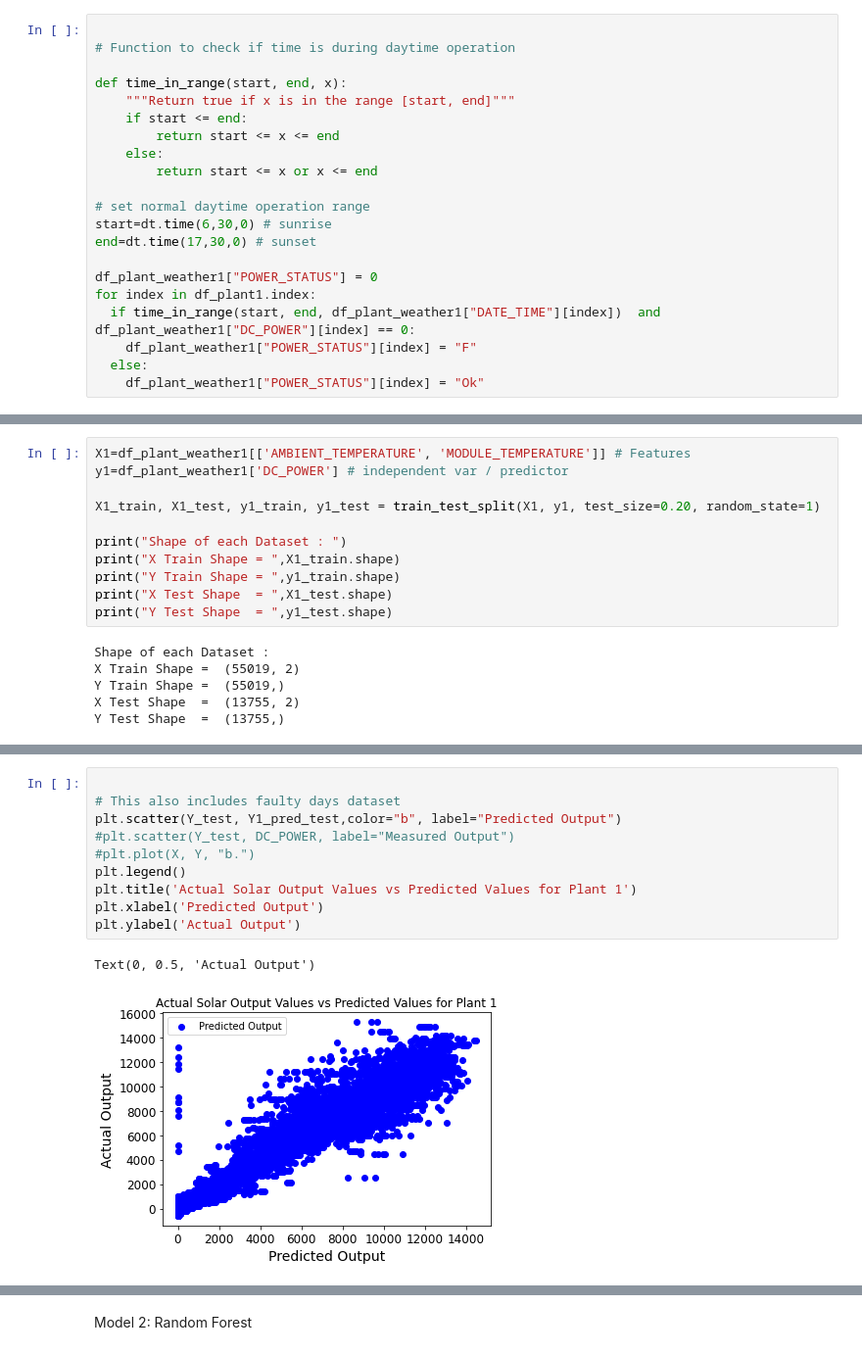
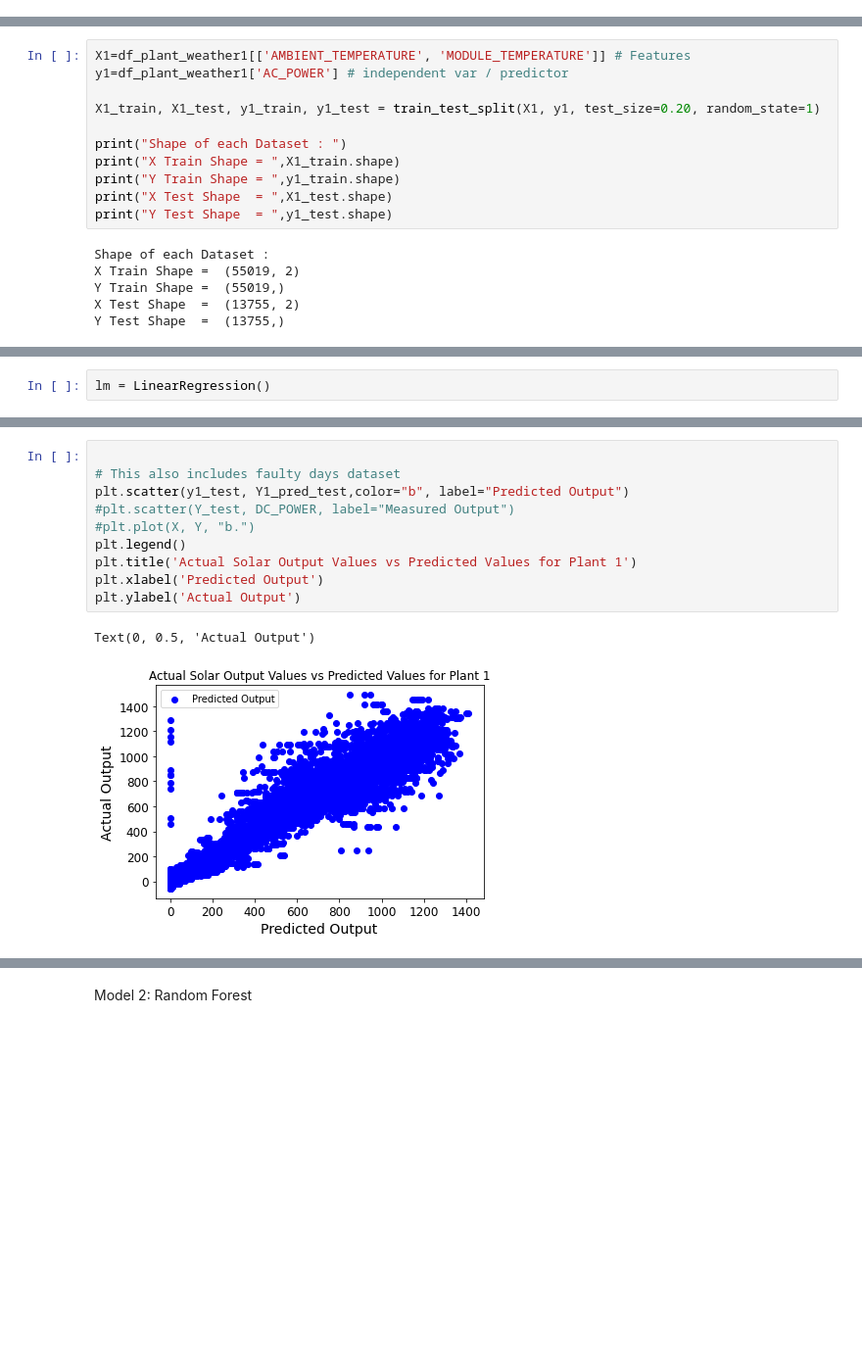
Before and after one commit to YohannesDK/DAT540_Group_11, a Jupyter notebook: sus notebook.ipynb, the cells around one changed output, grey strips where cells are left out. Shown at 98% size. Cells and saved outputs as stored; diff of their text form; blank space fills up the shorter version.

```diff
--- a/sus notebook.ipynb
+++ b/sus notebook.ipynb
@@ -341,21 +375,0 @@ ValueError: tab20 is not a valid palette name
-# %%
-
-# Function to check if time is during daytime operation
-
-def time_in_range(start, end, x):
-    """Return true if x is in the range [start, end]"""
-    if start <= end:
-        return start <= x <= end
-    else:
-        return start <= x or x <= end
-
-# set normal daytime operation range
-start=dt.time(6,30,0) # sunrise
-end=dt.time(17,30,0) # sunset
-
-df_plant_weather1["POWER_STATUS"] = 0
-for index in df_plant1.index:
-  if time_in_range(start, end, df_plant_weather1["DATE_TIME"][index])  and df_plant_weather1["DC_POWER"][index] == 0:
-    df_plant_weather1["POWER_STATUS"][index] = "F"
-  else:
-    df_plant_weather1["POWER_STATUS"][index] = "Ok"
@@ -395,6 +413,6 @@ df4h = make_sample(df_plant_weather1, 240)
 # %%
 X1=df_plant_weather1[['AMBIENT_TEMPERATURE', 'MODULE_TEMPERATURE']] # Features
-y1=df_plant_weather1['DC_POWER'] # independent var / predictor
+y1=df_plant_weather1['AC_POWER'] # independent var / predictor
 
 X1_train, X1_test, y1_train, y1_test = train_test_split(X1, y1, test_size=0.20, random_state=1)
 
@@ -414,3 +430,5 @@ lm = LinearRegressionCV(5)
+# %%
+lm = LinearRegression()
 # %%
  #fit on training data
 lm.fit(X1_train, y1_train)
@@ -440,13 +458,13 @@ PRediction Train dataset [11008.24592709   396.78766468   386.04596438 ...  -146
 # %%
 
 # This also includes faulty days dataset
-plt.scatter(Y_test, Y1_pred_test,color="b", label="Predicted Output")
+plt.scatter(y1_test, Y1_pred_test,color="b", label="Predicted Output")
 #plt.scatter(Y_test, DC_POWER, label="Measured Output")
 #plt.plot(X, Y, "b.")
 plt.legend()
 plt.title('Actual Solar Output Values vs Predicted Values for Plant 1')
 plt.xlabel('Predicted Output')
 plt.ylabel('Actual Output')
 # %% [output]
 Text(0, 0.5, 'Actual Output')
-[figure, old version]
+[figure, new version]
```
Also changed, not shown: parts of 43 cells of this notebook.
